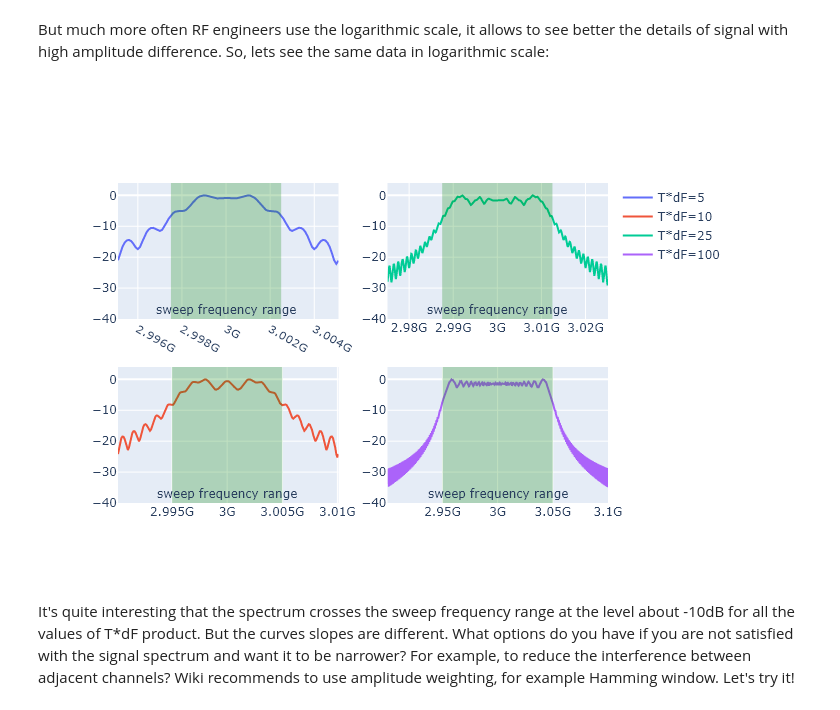
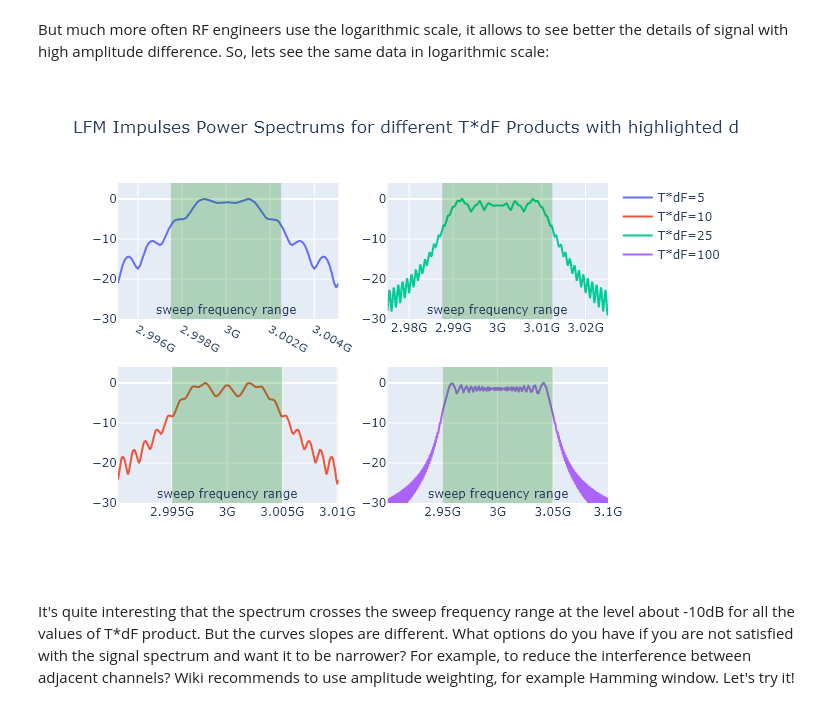
Before and after one commit to olddudealex/rf-notebooks, a Jupyter notebook: static/pulse-modulation_pt1-static.ipynb, the cells around one changed output. Cells and saved outputs as stored; diff of their text form; code cells hidden in the pictures.

Commit message:
Added all missing titles for the graphs

```diff
--- a/static/pulse-modulation_pt1-static.ipynb
+++ b/static/pulse-modulation_pt1-static.ipynb
@@ -210,19 +210,20 @@ data4.trim_freq(s4.f0 - s4.delta_f, s4.f0 + s4.delta_f)
 
 fig = make_subplots(rows=2, cols=2)
 fig.add_trace(go.Scatter(x=data1.freq_domain_x,
-                         y=data1.freq_domain,
+                         y=np.power(data1.freq_domain, 2),
                          name=f"T*dF={s1.L_sec*s1.delta_f:0.0f}"), row=1, col=1)
 fig.add_trace(go.Scatter(x=data2.freq_domain_x,
-                         y=data2.freq_domain,
+                         y=np.power(data2.freq_domain, 2),
                          name=f"T*dF={s2.L_sec*s2.delta_f:0.0f}"), row=2, col=1)
 fig.add_trace(go.Scatter(x=data3.freq_domain_x,
-                         y=data3.freq_domain,
+                         y=np.power(data3.freq_domain, 2),
                          name=f"T*dF={s3.L_sec*s3.delta_f:0.0f}"), row=1, col=2)
 fig.add_trace(go.Scatter(x=data4.freq_domain_x,
-                         y=data4.freq_domain,
+                         y=np.power(data4.freq_domain, 2),
                          name=f"T*dF={s4.L_sec*s4.delta_f:0.0f}"), row=2, col=2)
 
-fig.update_layout(hovermode='x unified', height=500)
+fig.update_layout(hovermode='x unified', height=500, title_text="LFM Impulses Power Spectrums for different T*dF Products")
 fig.update_xaxes(exponentformat="SI")
+fig.update_yaxes(exponentformat="SI")
 fig.show()
 # %% [output]
@@ -288,7 +289,7 @@ The amount of energy inside the range between start and end frequencies of LFM (
 # %% [markdown]
 But much more often RF engineers use the logarithmic scale, it allows to see better the details of signal with high amplitude difference. So, lets see the same data in logarithmic scale:
 # %%
-def plot_freq_band_log(s: list[pd.LfmSignal], data: list[pd.PlotData], range: list):
+def plot_freq_band_log(s: list[pd.LfmSignal], data: list[pd.PlotData], range: list, title_text: str):
     def log_scale(data: pd.PlotData):
         ref = data.freq_domain[data.freq_peaks[0]]
         return 20 * np.log10(data.freq_domain / ref)
@@ -302,36 +303,37 @@ def plot_freq_band_log(s: list[pd.LfmSignal], data: list[pd.PlotData], range: li
                             name=f"T*dF={s[1].L_sec*s[1].delta_f:0.0f}"), row=2, col=1)
     fig.add_trace(go.Scatter(x=data[2].freq_domain_x,
                             y=log_scale(data[2]),
                             name=f"T*dF={s[2].L_sec*s[2].delta_f:0.0f}"), row=1, col=2)
     fig.add_trace(go.Scatter(x=data[3].freq_domain_x,
                             y=log_scale(data[3]),
                             name=f"T*dF={s[3].L_sec*s[3].delta_f:0.0f}"), row=2, col=2)
 
     fig.add_vrect(x0=s[0].f1, x1=s[0].f2, row=1, col=1,
                 annotation_text="sweep frequency range", annotation_position="bottom",
                 fillcolor="green", opacity=0.25, line_width=0)
 
     fig.add_vrect(x0=s[1].f1, x1=s[1].f2, row=2, col=1,
                 annotation_text="sweep frequency range", annotation_position="bottom",
                 fillcolor="green", opacity=0.25, line_width=0)
 
     fig.add_vrect(x0=s[2].f1, x1=s[2].f2, row=1, col=2,
                 annotation_text="sweep frequency range", annotation_position="bottom",
                 fillcolor="green", opacity=0.25, line_width=0)
 
     fig.add_vrect(x0=s[3].f1, x1=s[3].f2, row=2, col=2,
                 annotation_text="sweep frequency range", annotation_position="bottom",
                 fillcolor="green", opacity=0.25, line_width=0)
 
     fig.update_yaxes(range = range)
     fig.update_xaxes(exponentformat="SI")
-    fig.update_layout(hovermode='x unified', height=500)
+    fig.update_layout(hovermode='x unified', height=500, title_text=title_text)
 
     fig.show()
 
-plot_freq_band_log([s1, s2, s3, s4], [data1, data2, data3, data4], [-40, 4])
+plot_freq_band_log([s1, s2, s3, s4], [data1, data2, data3, data4], [-30, 4],
+                   "LFM Impulses Power Spectrums for different T*dF Products with highlighted dF regions (Log Scale)")
 # %% [output]
-[figure, old version]
+[figure, new version]
 # %% [markdown]
 It's quite interesting that the spectrum crosses the sweep frequency range at the level about -10dB for all the values of T*dF product. But the curves slopes are different. What options do you have if you are not satisfied with the signal spectrum and want it to be narrower? For example, to reduce the interference between adjacent channels? Wiki recommends to use amplitude weighting, for example Hamming window. Let's try it!
 # %% [markdown]
```
Also changed, not shown: parts of 7 cells of this notebook, 2 other files.
